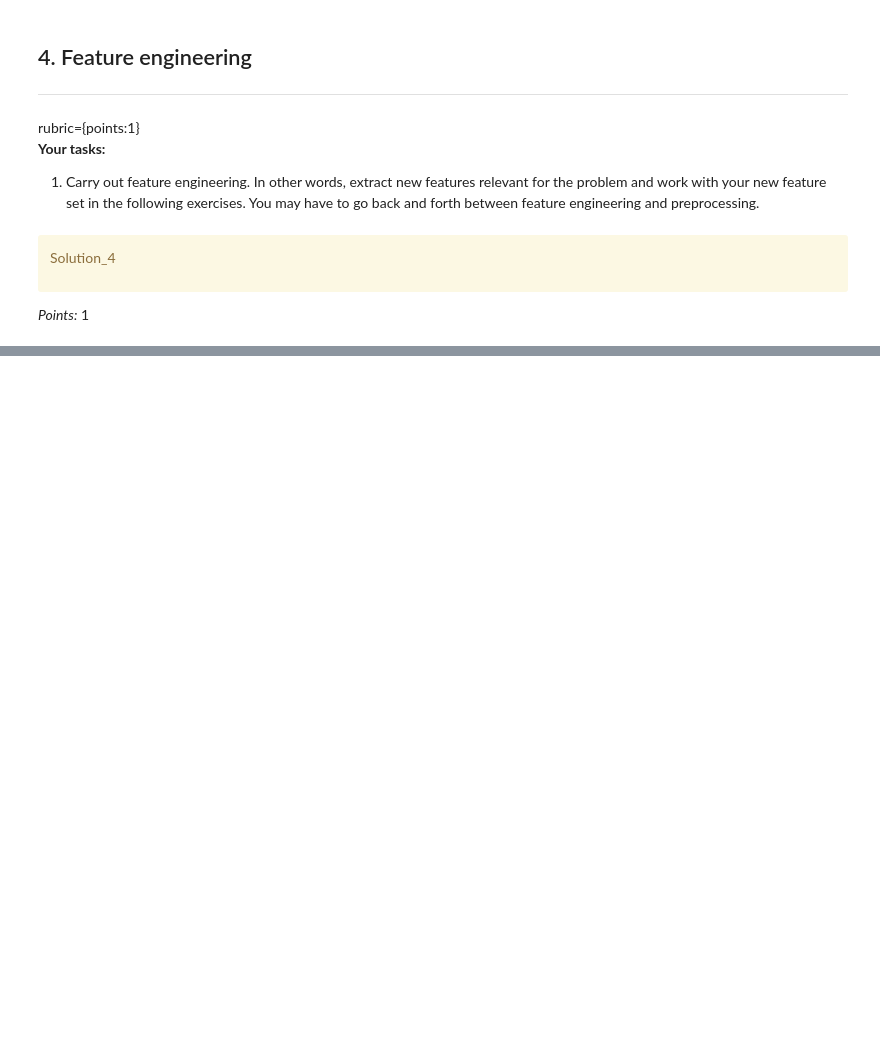
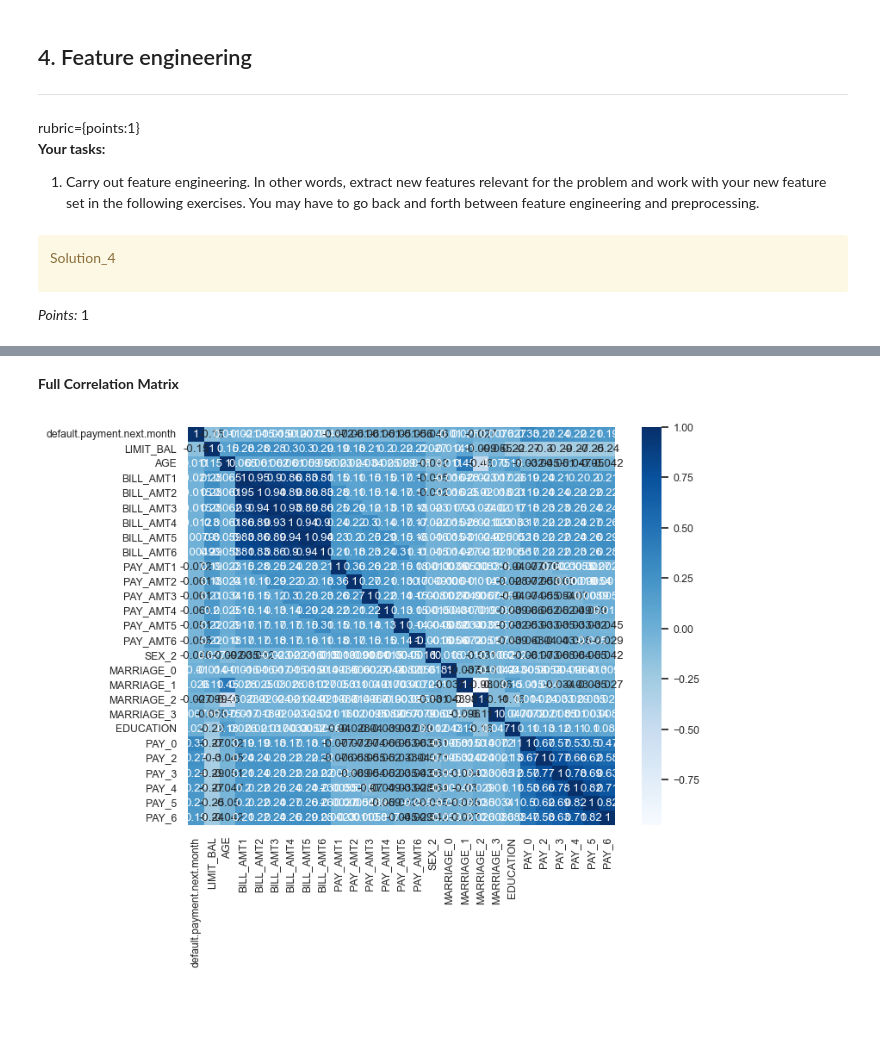
Before and after one commit to LaoAronn/CC-Default-Classification, a Jupyter notebook: hw5.ipynb, the cells around one changed output, grey strips where cells are left out. Saved outputs shown, nothing was run; the diff lists cells and outputs as text; code cells hidden in the pictures; blank space fills up the shorter version.

```diff
--- a/hw5.ipynb
+++ b/hw5.ipynb
@@ -310,3 +406,13 @@ _Points:_ 1
+# %% [markdown]
+**Full Correlation Matrix**
+# %%
+# From Lecture 13
+cor = pd.concat((trainY, train_X_enc), axis=1).iloc[:, :].corr()
+plt.figure(figsize=(8, 6))
+sns.set(font_scale=0.8)
+sns.heatmap(cor, annot=True, cmap=plt.cm.Blues);
+# %% [output]
+[figure, added]
 # %% [markdown]
 <!-- END QUESTION -->
 
```
Also changed, not shown: parts of 57 cells of this notebook.
